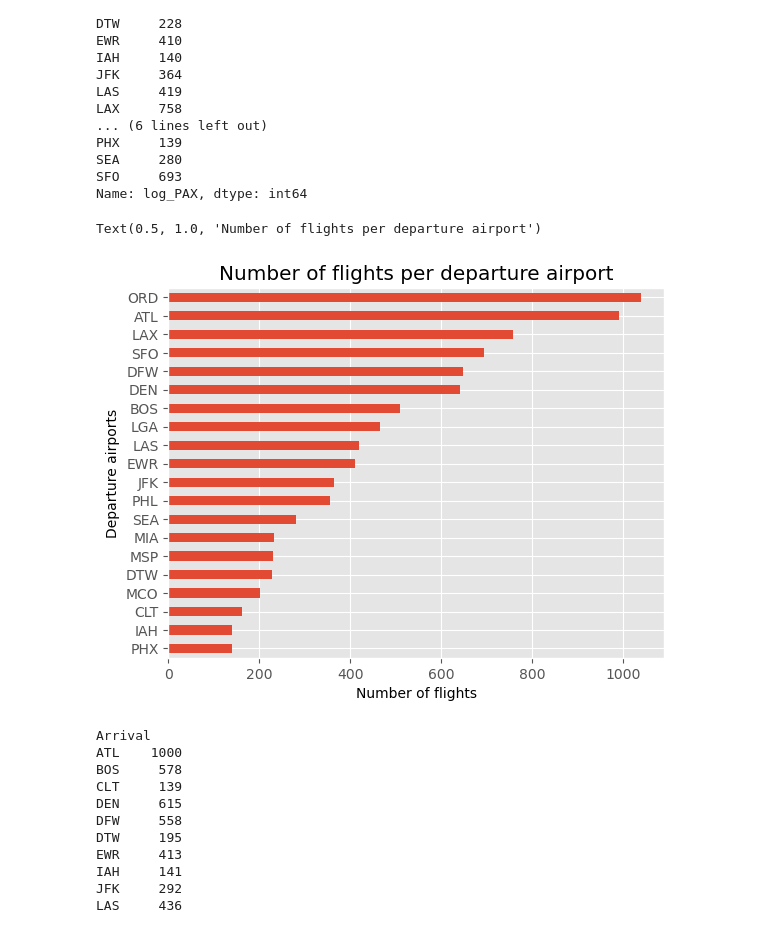
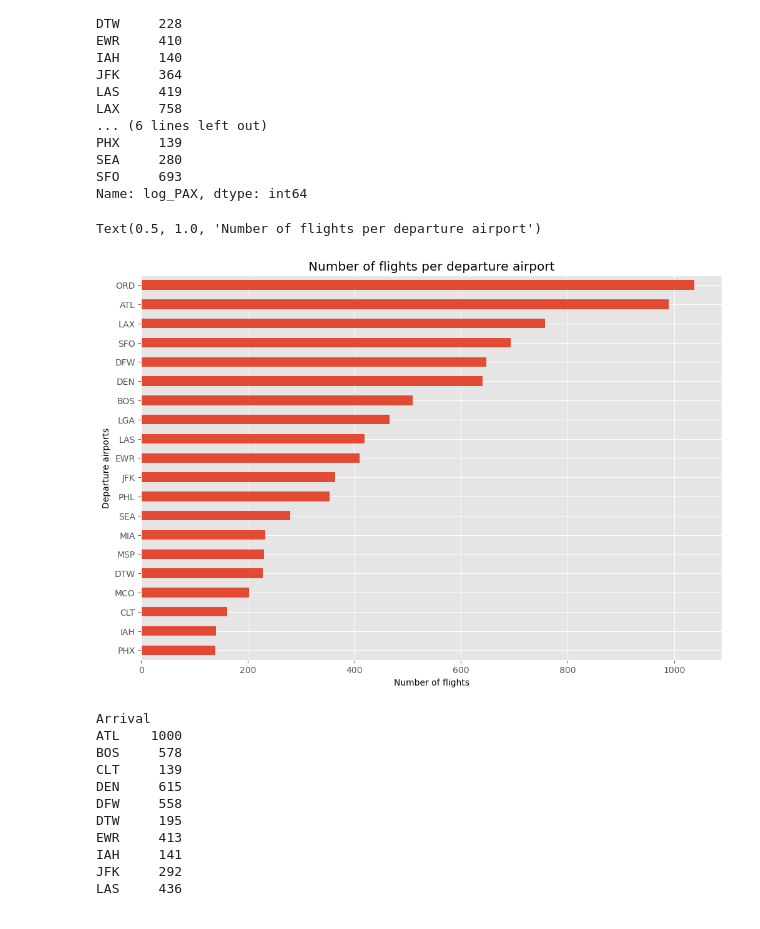
Before and after one commit to anchuot456/Hackathon, a Jupyter notebook: eda.ipynb, the cells around one changed output. Cells and saved outputs as stored; diff of their text form; code cells hidden in the pictures.

```diff
--- a/eda.ipynb
+++ b/eda.ipynb
@@ -87,13 +103,16 @@ SEA     280
 SFO     693
 Name: log_PAX, dtype: int64
 # %%
+# Set figure theme
+plt.style.use('ggplot')
+plt.figure(figsize=(12, 8))
 depart_count.sort_values(ascending=True).plot(kind='barh')
 plt.xlabel("Number of flights")
 plt.ylabel("Departure airports")
 plt.title("Number of flights per departure airport")
 # %% [output]
 Text(0.5, 1.0, 'Number of flights per departure airport')
-[figure, old version]
+[figure, new version]
 # %%
 arr_count = data.groupby("Arrival").log_PAX.count()
 arr_count
```
Also changed, not shown: parts of 19 cells of this notebook.
